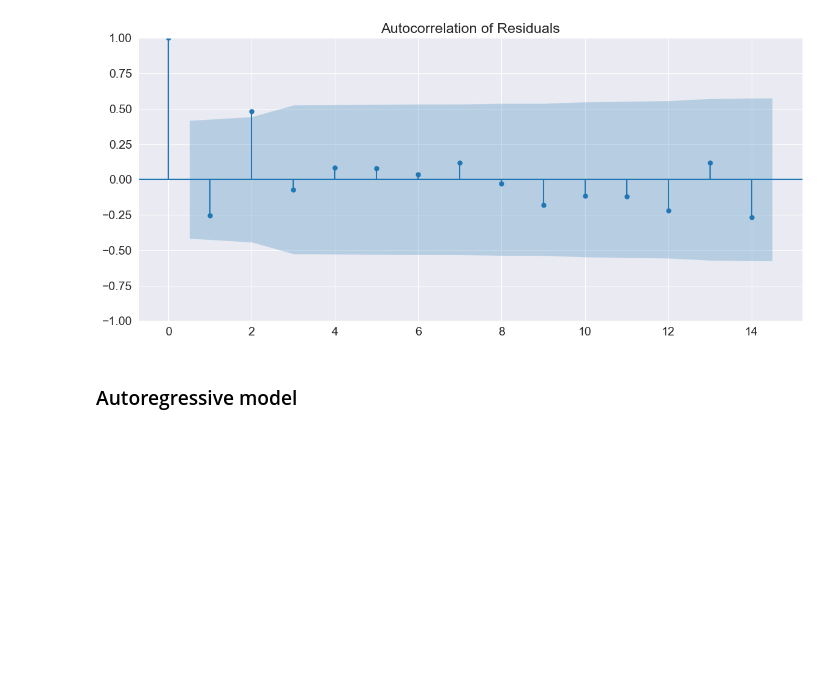
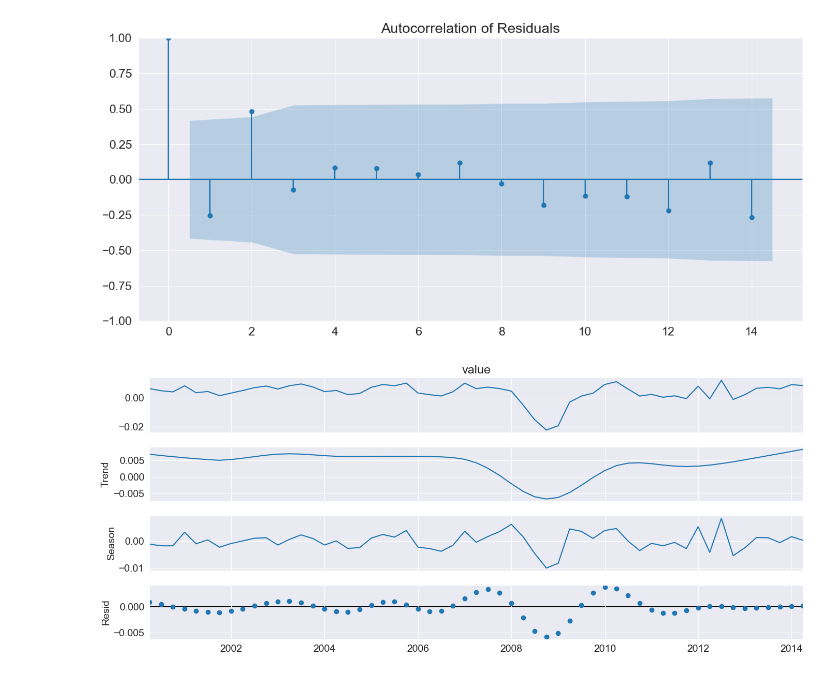
Before and after one commit to JBarone90/nowcasting_uk_gdp, a Jupyter notebook: notebooks/AR_exploration.ipynb, the cells around one changed output. Drawn from its saved outputs; the diff is of its cells as text; code cells hidden in the pictures; blank space fills up the shorter version.

```diff
--- a/notebooks/AR_exploration.ipynb
+++ b/notebooks/AR_exploration.ipynb
@@ -112,5 +115,3 @@ plt.title('Autocorrelation of Residuals')
 plt.show()
 # %% [output]
 [figure]
-# %% [markdown]
-### Autoregressive model
@@ -131,13 +118,13 @@ data = df.copy()
 # %%
-from statsmodels.tsa.seasonal import STL
-
 # Seasonal Decomposition using STL
-stl = STL(data["value"], seasonal=3)
+stl = STL(train_data, seasonal=3)
 result = stl.fit()
 
 # Plot the decomposition components
 fig = result.plot()
 plt.show()
+# %% [output]
+[figure, added]
 # %%
 # Visualize the seasonal component
 seasonal_component = result.seasonal
```
Also changed, not shown: parts of 25 cells of this notebook.
